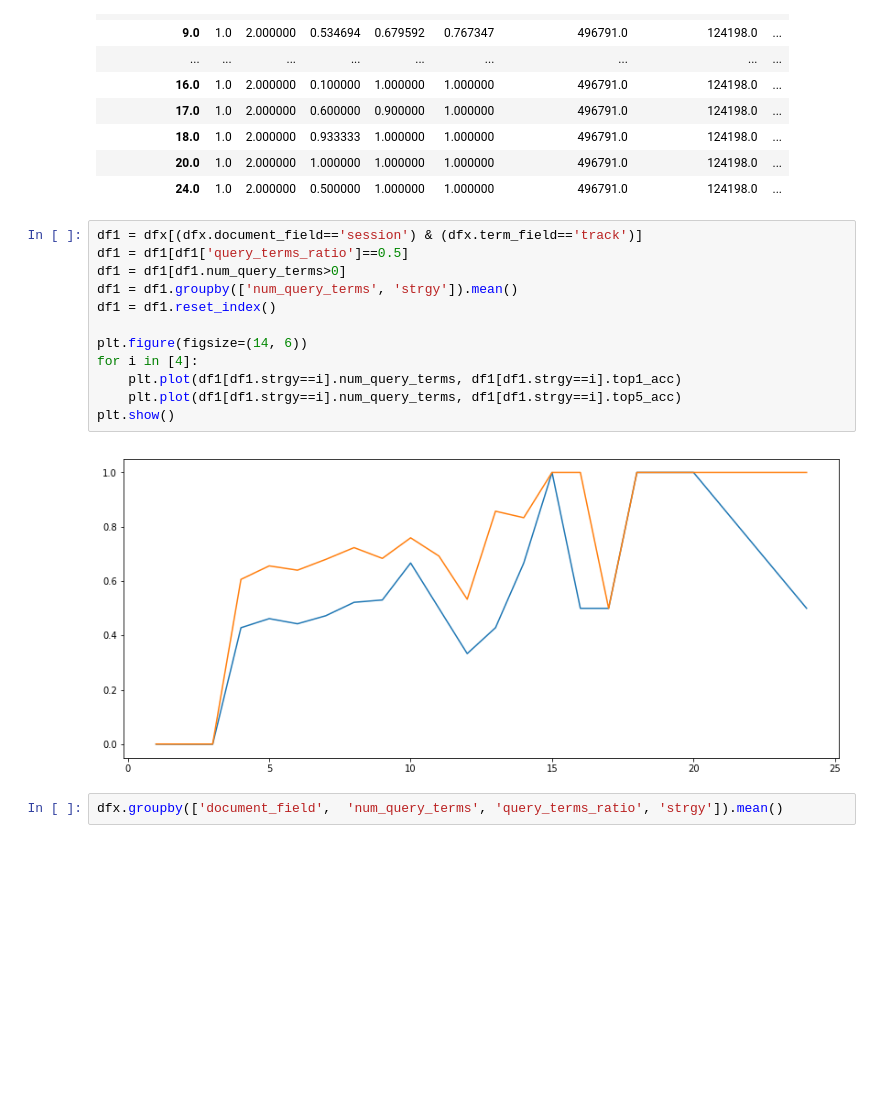
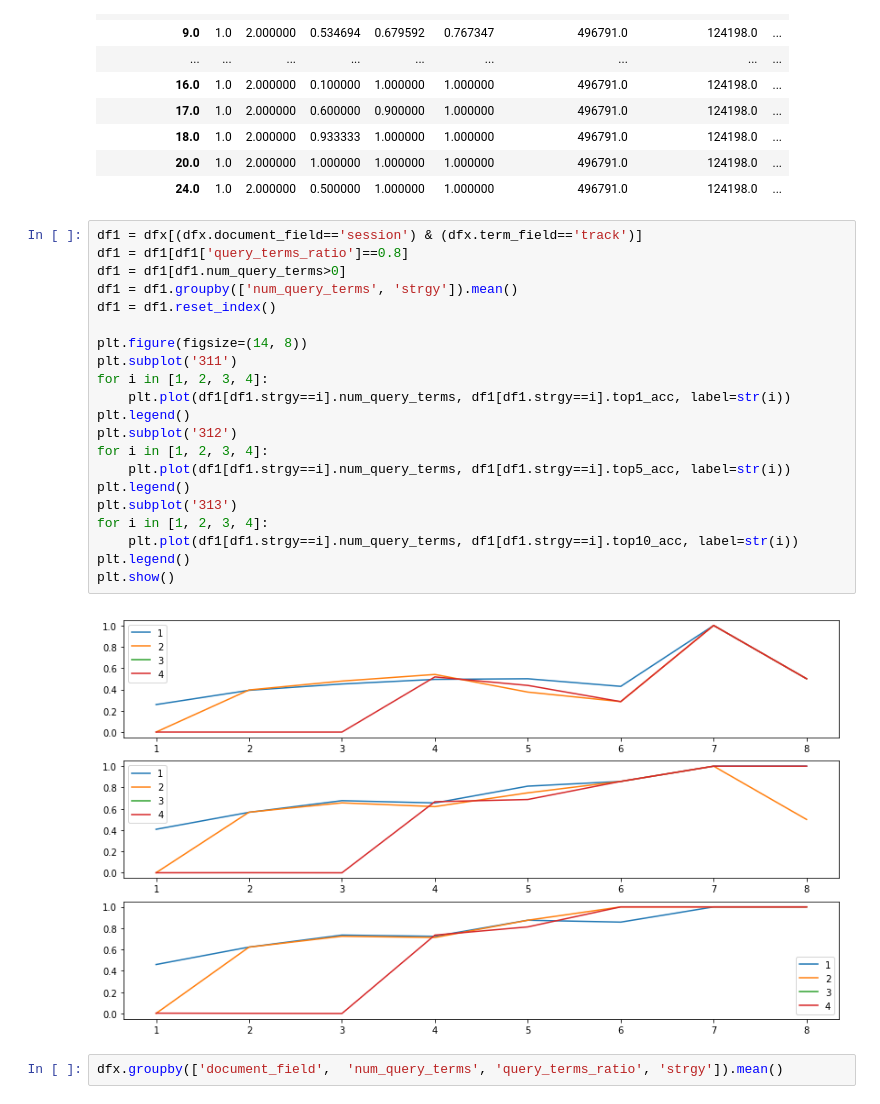
Before and after one commit to arthurtofani/footprint-recommendation-exp1, a Jupyter notebook: notebook/Accuracy analysis.ipynb, the cells around one changed output. Cells and saved outputs as stored; diff of their text form; blank space fills up the shorter version.

```diff
--- a/notebook/Accuracy analysis.ipynb
+++ b/notebook/Accuracy analysis.ipynb
@@ -113,18 +113,27 @@ df1
 | 24.0 | 1.0 | 2.000000 | 0.500000 | 1.000000 | 1.000000 | 496791.0 | 124198.0 | ... |
 # %%
 df1 = dfx[(dfx.document_field=='session') & (dfx.term_field=='track')]
-df1 = df1[df1['query_terms_ratio']==0.5]
+df1 = df1[df1['query_terms_ratio']==0.8]
 df1 = df1[df1.num_query_terms>0]
 df1 = df1.groupby(['num_query_terms', 'strgy']).mean()
 df1 = df1.reset_index()
 
-plt.figure(figsize=(14, 6))
-for i in [4]:
-    plt.plot(df1[df1.strgy==i].num_query_terms, df1[df1.strgy==i].top1_acc)
-    plt.plot(df1[df1.strgy==i].num_query_terms, df1[df1.strgy==i].top5_acc)
+plt.figure(figsize=(14, 8))
+plt.subplot('311')
+for i in [1, 2, 3, 4]:
+    plt.plot(df1[df1.strgy==i].num_query_terms, df1[df1.strgy==i].top1_acc, label=str(i))
+plt.legend()
+plt.subplot('312')
+for i in [1, 2, 3, 4]:
+    plt.plot(df1[df1.strgy==i].num_query_terms, df1[df1.strgy==i].top5_acc, label=str(i))
+plt.legend()
+plt.subplot('313')
+for i in [1, 2, 3, 4]:
+    plt.plot(df1[df1.strgy==i].num_query_terms, df1[df1.strgy==i].top10_acc, label=str(i))
+plt.legend()
 plt.show()
 # %% [output]
-[figure, old version]
+[figure, new version]
 # %%
 dfx.groupby(['document_field',  'num_query_terms', 'query_terms_ratio', 'strgy']).mean()
 # %% [output]
```
Also changed, not shown: 8 other files.
